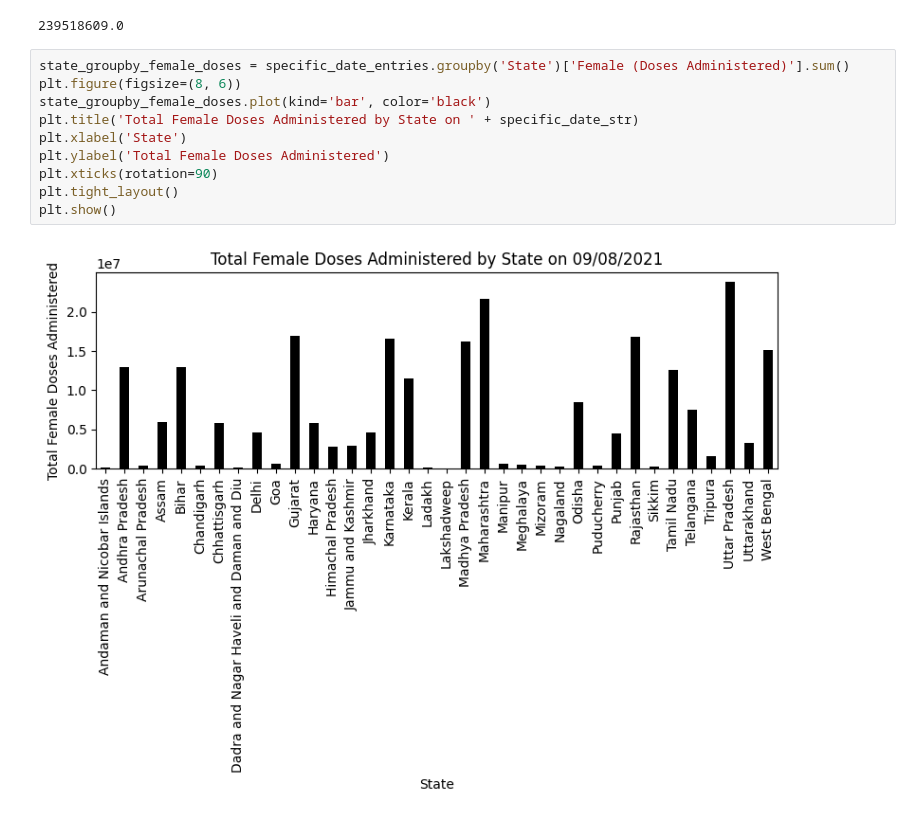
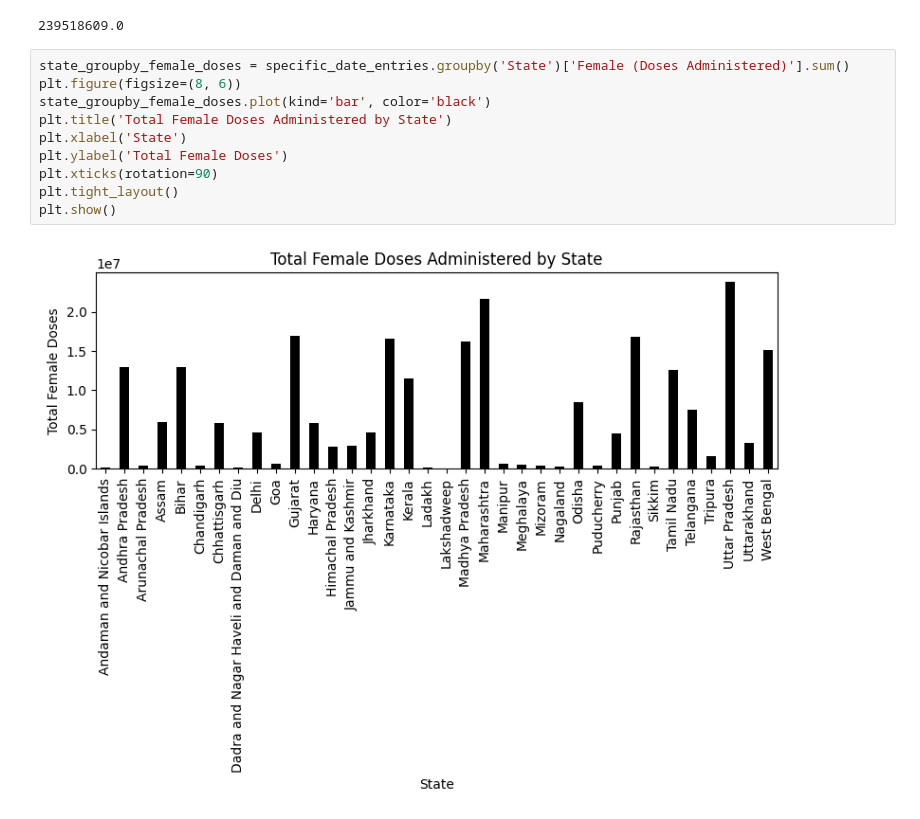
Before and after one commit to sahil3241/Covid-Analysis, a Jupyter notebook: a4.ipynb, the cells around one changed output. Saved outputs shown, nothing was run; the diff lists cells and outputs as text.

```diff
--- a/a4.ipynb
+++ b/a4.ipynb
@@ -157,15 +159,15 @@ print(total_female_doses_on_specific_date)
 # %%
 state_groupby_female_doses = specific_date_entries.groupby('State')['Female (Doses Administered)'].sum()
 plt.figure(figsize=(8, 6))
 state_groupby_female_doses.plot(kind='bar', color='black')
-plt.title('Total Female Doses Administered by State on ' + specific_date_str)
+plt.title('Total Female Doses Administered by State')
 plt.xlabel('State')
-plt.ylabel('Total Female Doses Administered')
+plt.ylabel('Total Female Doses')
 plt.xticks(rotation=90)
 plt.tight_layout()
 plt.show()
 # %% [output]
-[figure, old version]
+[figure, new version]
 # %%
 !jupyter nbconvert --to html a4.ipynb
 # %% [output]
```
Also changed, not shown: parts of 5 cells of this notebook, 4 other files.
